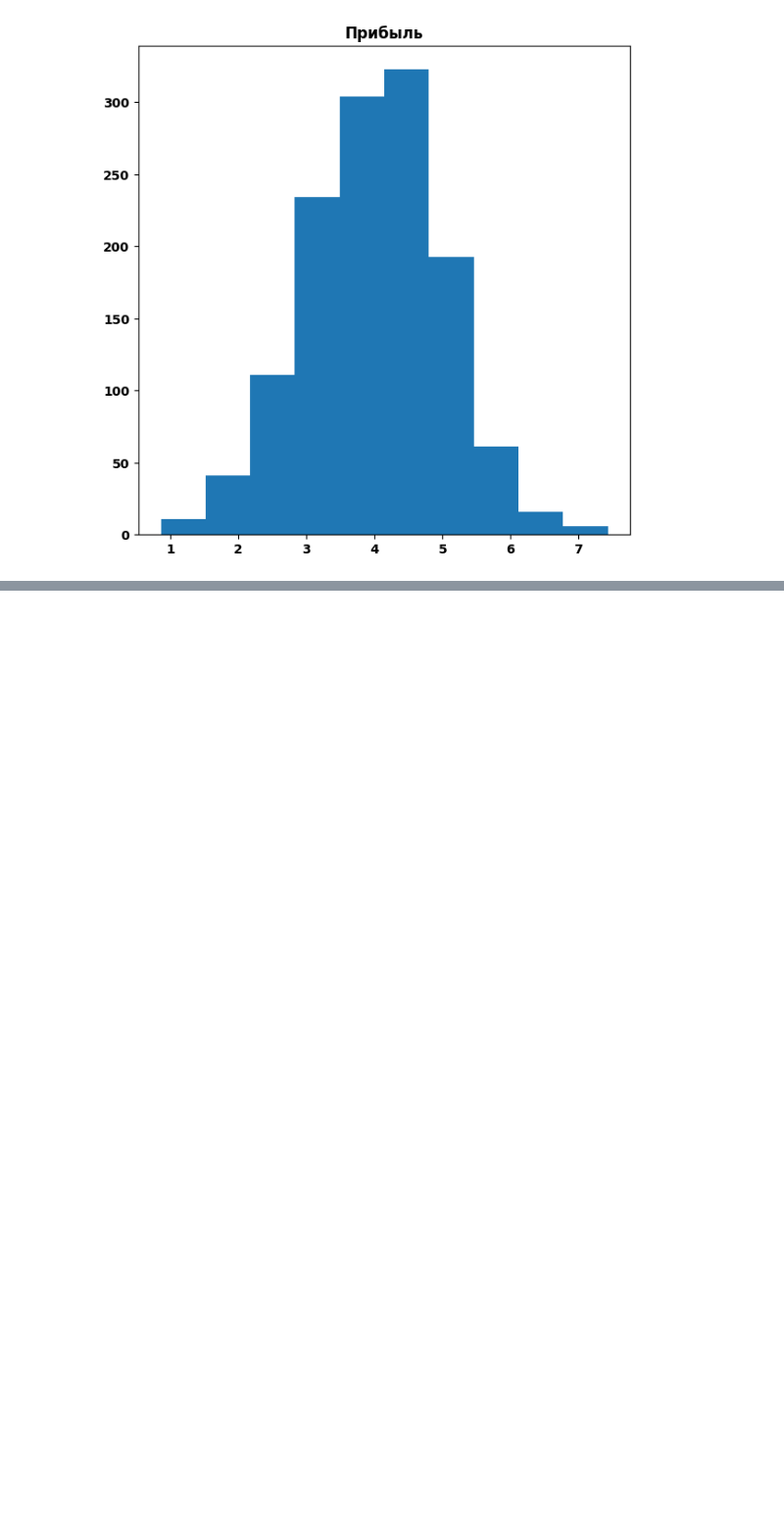
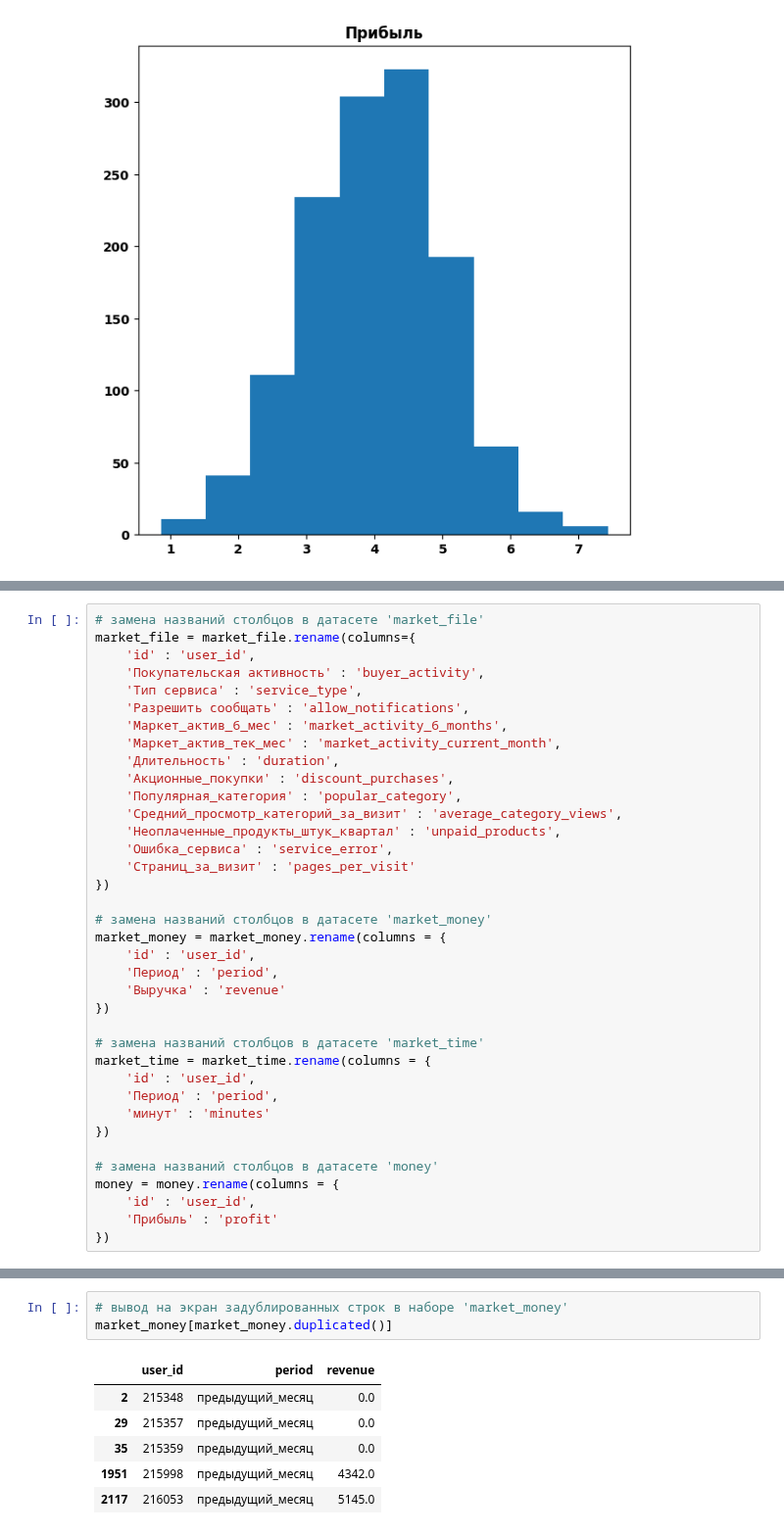
Before and after one commit to MrKostas/YandexPractikum_projects, a Jupyter notebook: notebooks/SeventhProject_SupervisedLearning.ipynb, the cells around one changed output, grey strips where cells are left out. Shown at 98% size. Drawn from its saved outputs; the diff is of its cells as text; blank space fills up the shorter version.

```diff
--- a/notebooks/SeventhProject_SupervisedLearning.ipynb
+++ b/notebooks/SeventhProject_SupervisedLearning.ipynb
@@ -269,0 +338,37 @@ None
+# %%
+# замена названий столбцов в датасете 'market_file'
+market_file = market_file.rename(columns={
+    'id' : 'user_id',
+    'Покупательская активность' : 'buyer_activity',
+    'Тип сервиса' : 'service_type',
+    'Разрешить сообщать' : 'allow_notifications',
+    'Маркет_актив_6_мес' : 'market_activity_6_months',
+    'Маркет_актив_тек_мес' : 'market_activity_current_month',
+    'Длительность' : 'duration',
+    'Акционные_покупки' : 'discount_purchases',
+    'Популярная_категория' : 'popular_category',
+    'Средний_просмотр_категорий_за_визит' : 'average_category_views',
+    'Неоплаченные_продукты_штук_квартал' : 'unpaid_products',
+    'Ошибка_сервиса' : 'service_error',
+    'Страниц_за_визит' : 'pages_per_visit'
+})
+
+# замена названий столбцов в датасете 'market_money'
+market_money = market_money.rename(columns = {
+    'id' : 'user_id',
+    'Период' : 'period',
+    'Выручка' : 'revenue'
+})
+
+# замена названий столбцов в датасете 'market_time'
+market_time = market_time.rename(columns = {
+    'id' : 'user_id',
+    'Период' : 'period',
+    'минут' : 'minutes'
+})
+
+# замена названий столбцов в датасете 'money'
+money = money.rename(columns = {
+    'id' : 'user_id',
+    'Прибыль' : 'profit'
+})
@@ -269,0 +434,10 @@ None
+# %%
+# вывод на экран задублированных строк в наборе 'market_money'
+market_money[market_money.duplicated()]
+# %% [output]
+|  | user_id | period | revenue |
+| 2 | 215348 | предыдущий_месяц | 0.0 |
+| 29 | 215357 | предыдущий_месяц | 0.0 |
+| 35 | 215359 | предыдущий_месяц | 0.0 |
+| 1951 | 215998 | предыдущий_месяц | 4342.0 |
+| 2117 | 216053 | предыдущий_месяц | 5145.0 |
```
Also changed, not shown: parts of 16 cells of this notebook.
